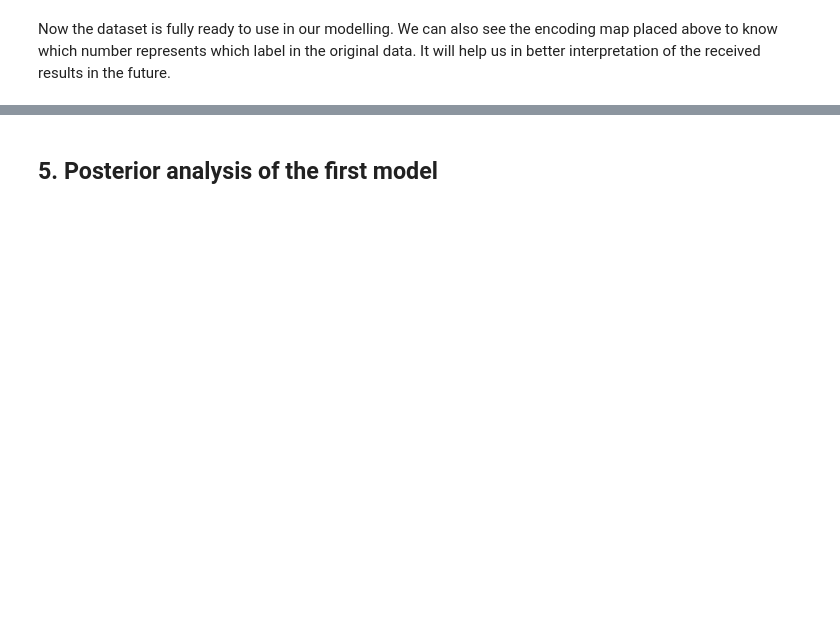
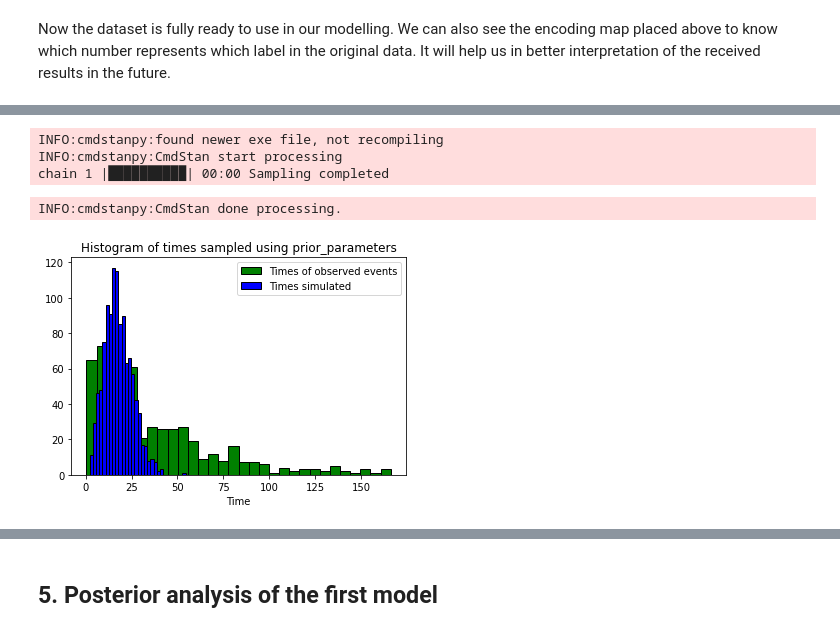
Before and after one commit to rafalmaciasz/employee-turnover, a Jupyter notebook: project.ipynb, the cells around one changed output, grey strips where cells are left out. Cells and saved outputs as stored; diff of their text form; code cells hidden in the pictures; blank space fills up the shorter version.

```diff
--- a/project.ipynb
+++ b/project.ipynb
@@ -139,0 +391,21 @@ Now the dataset is fully ready to use in our modelling. We can also see the enco
+# %%
+prior_for_parameters_model = do_sampling(
+    model_path="stan/prior_parameters.stan",
+    data={
+        "N": normalized_features_matrix.shape[0],
+
+        "mu_k": 2.5,
+        "sigma_k": 0.01,
+        "mu_lambda": 20,
+        "sigma_lambda": 0.01
+    },
+    target=target_array,
+    censor=censor_array,
+    iter_sampling=1
+)
+# %% [output]
+INFO:cmdstanpy:found newer exe file, not recompiling
+INFO:cmdstanpy:CmdStan start processing
+chain 1 |██████████| 00:00 Sampling completed
+INFO:cmdstanpy:CmdStan done processing.
+[figure, added]
```
Also changed, not shown: parts of 43 cells of this notebook, 11 other files.
